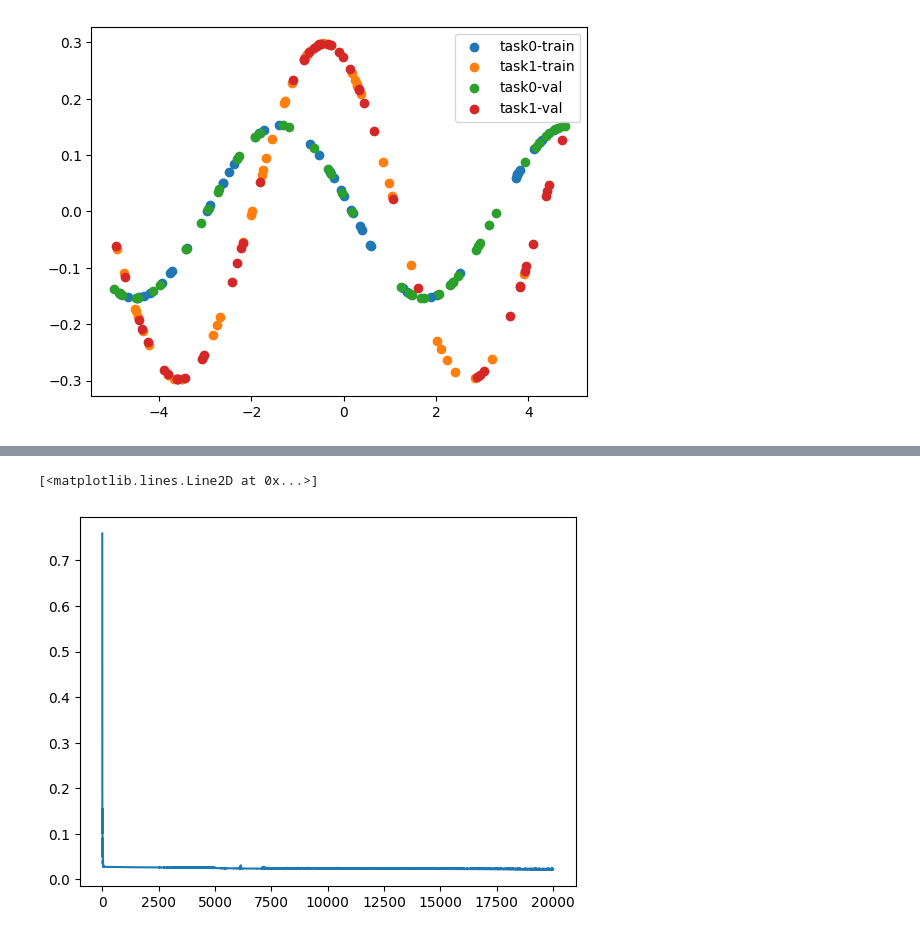
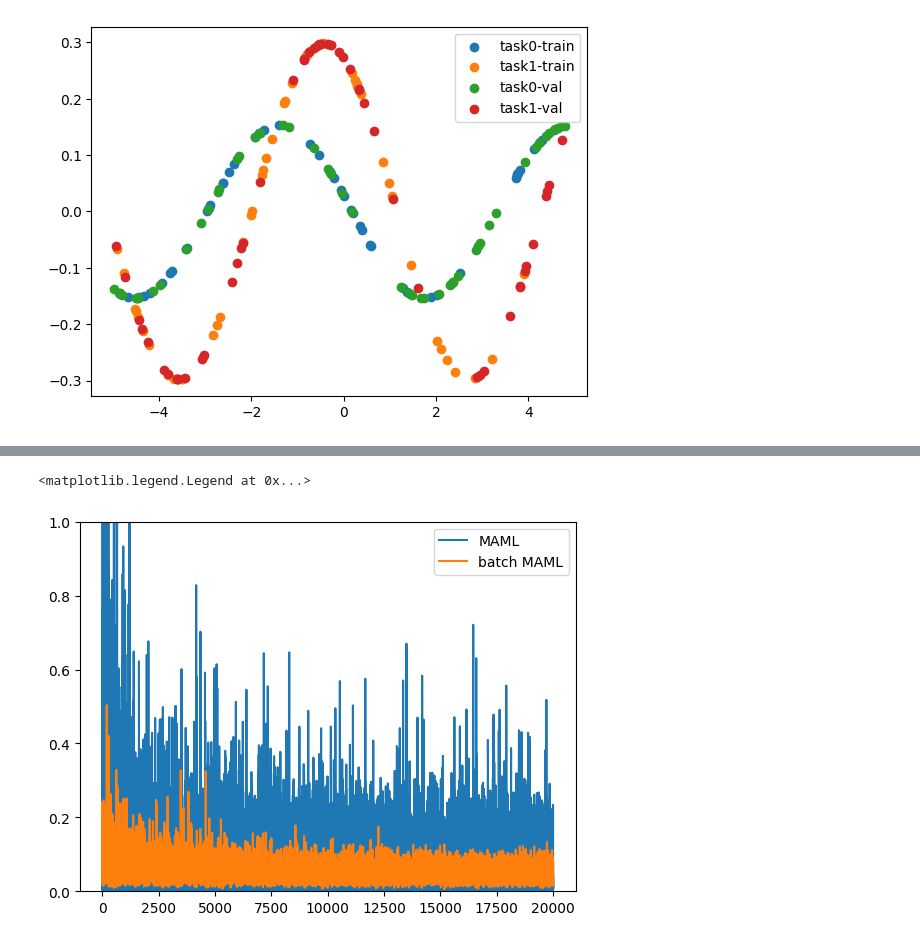
Before and after one commit to LucMc/JAX_tuitorials, a Jupyter notebook: maml_flax.ipynb, the cells around one changed output, grey strips where cells are left out. Cells and saved outputs as stored; diff of their text form; code cells hidden in the pictures.

```diff
--- a/maml_flax.ipynb
+++ b/maml_flax.ipynb
@@ -206,8 +316,11 @@ for i in tqdm(range(20_000)):
-# %%
-plt.plot(batched_maml_losses)
-# %% [output]
-[<matplotlib.lines.Line2D at 0x...>]
-[figure, removed]
+# %%
+plt.plot(maml_losses, label="MAML")
+plt.plot(batched_maml_losses, label="batch MAML")
+plt.ylim(0., 1)
+plt.legend()
+# %% [output]
+<matplotlib.legend.Legend at 0x...>
+[figure, added]
 # %%
 xrange_inputs = jnp.linspace(-5,5,100).reshape((100,1))
 targets = jnp.sin(xrange_inputs)
```
Also changed, not shown: parts of 13 cells of this notebook, 1 other file.
